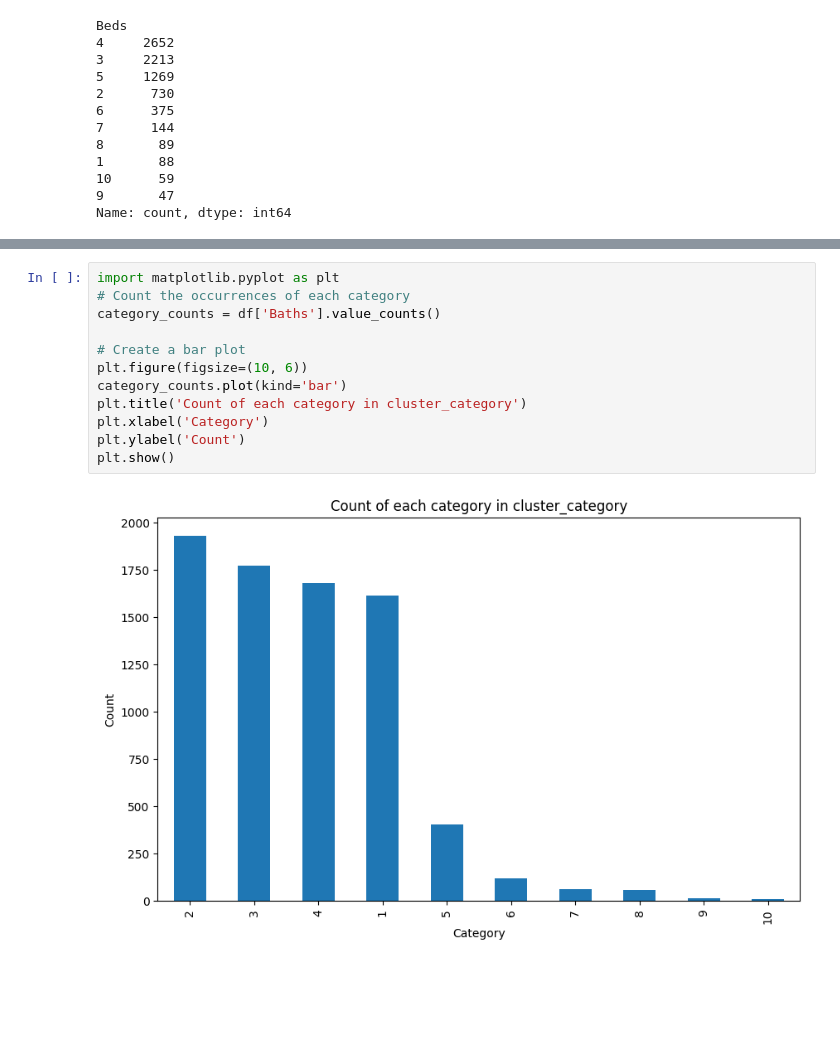
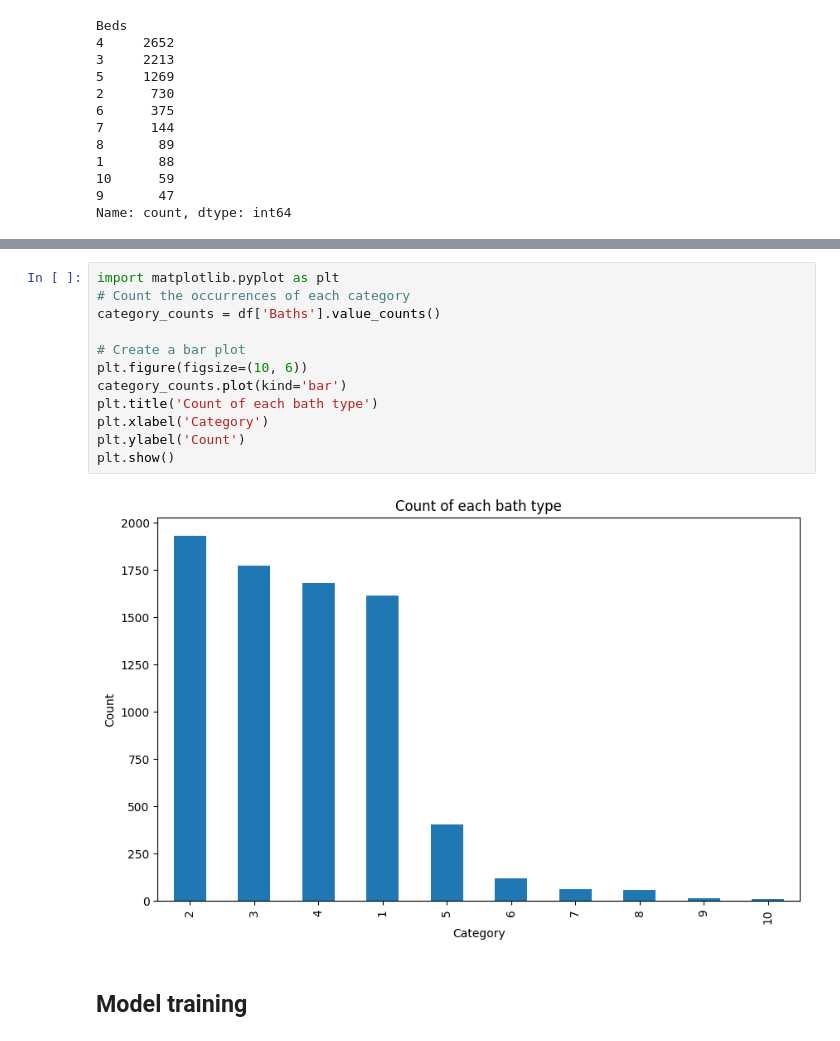
Before and after one commit to Aabidh1/machine-learning-models-, a Jupyter notebook: House price estiamation sri lanka/Srilankahouse.ipynb, the cells around one changed output, grey strips where cells are left out. Saved outputs shown, nothing was run; the diff lists cells and outputs as text; blank space fills up the shorter version.

```diff
--- a/House price estiamation sri lanka/Srilankahouse.ipynb
+++ b/House price estiamation sri lanka/Srilankahouse.ipynb
@@ -347,14 +351,16 @@ plt.show()
 # %%
 import matplotlib.pyplot as plt
 # Count the occurrences of each category
 category_counts = df['Baths'].value_counts()
 
 # Create a bar plot
 plt.figure(figsize=(10, 6))
 category_counts.plot(kind='bar')
-plt.title('Count of each category in cluster_category')
+plt.title('Count of each bath type')
 plt.xlabel('Category')
 plt.ylabel('Count')
 plt.show()
 # %% [output]
-[figure, old version]
+[figure, new version]
+# %% [markdown]
+## Model training
```
Also changed, not shown: parts of 6 cells of this notebook.
